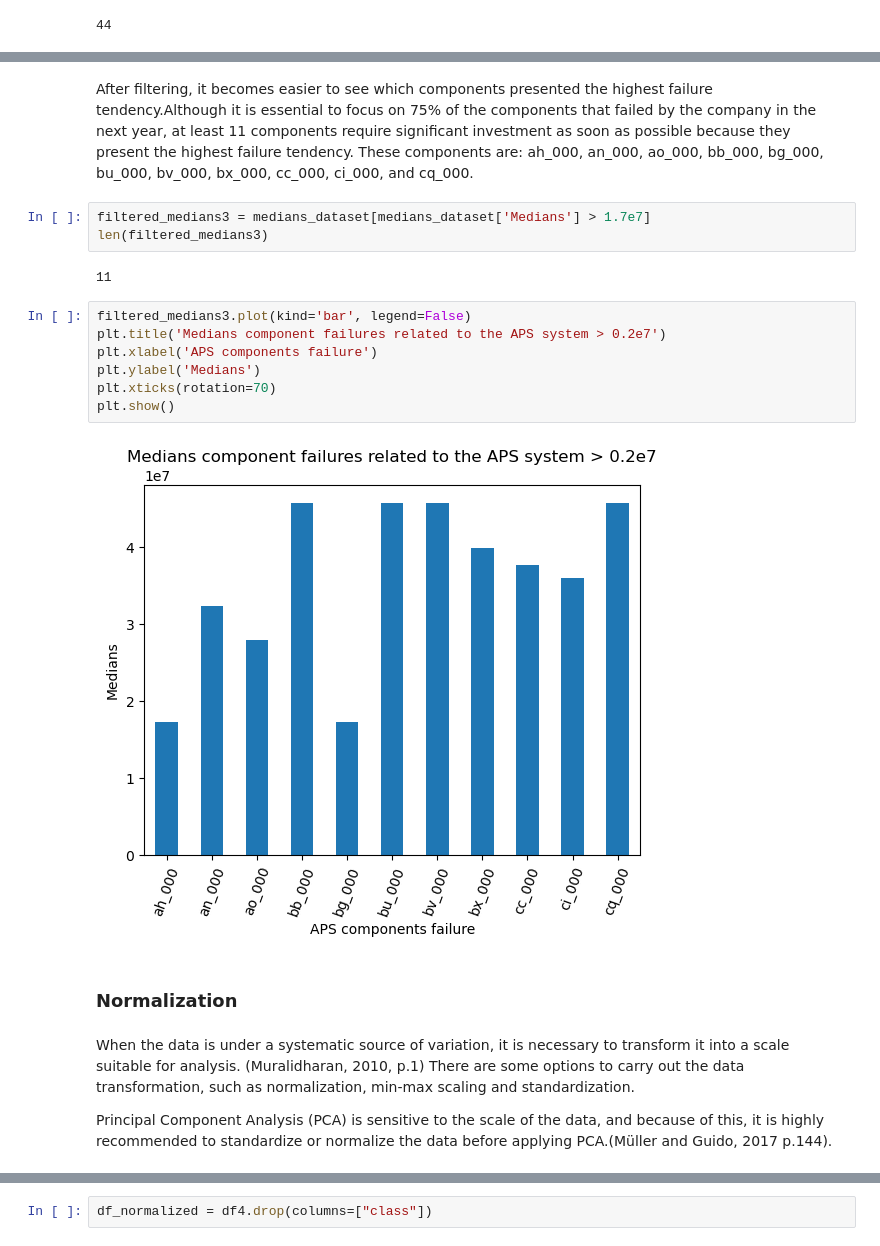
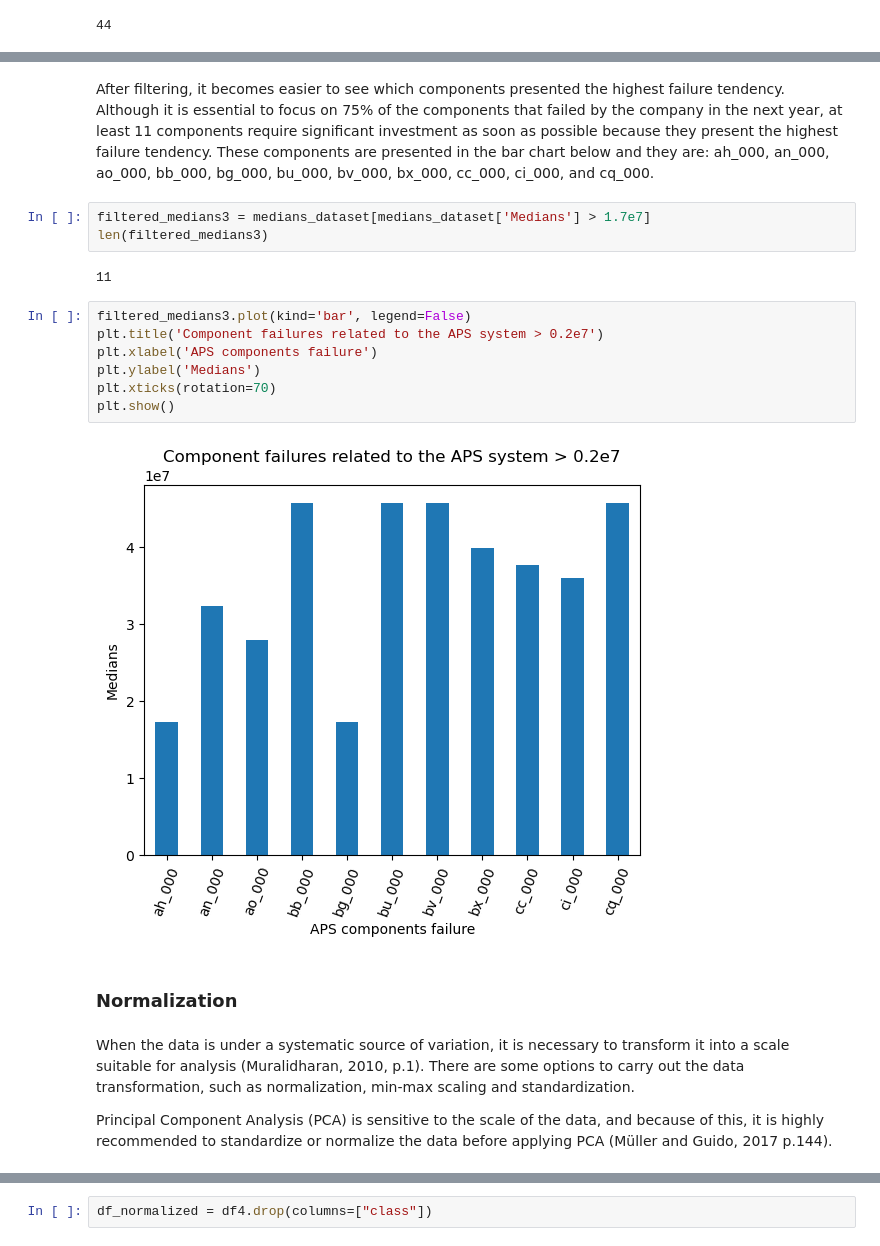
Before and after one commit to DanielaBarreto2023278/CA1_DataPrep_HDip, a Jupyter notebook: DanielaMarianoBarreto_DPrepHDip_CA1.ipynb, the cells around one changed output, grey strips where cells are left out. Cells and saved outputs as stored; diff of their text form.

```diff
--- a/DanielaMarianoBarreto_DPrepHDip_CA1.ipynb
+++ b/DanielaMarianoBarreto_DPrepHDip_CA1.ipynb
@@ -589,5 +597,5 @@ plt.show()
 # %% [markdown]
-After filtering, it becomes easier to see which components presented the highest failure tendency.Although it is essential to focus on 75% of the components that failed by the company in the next year, at least 11 components require significant investment as soon as possible because they present the highest failure tendency. These components are: ah_000, an_000, ao_000, bb_000, bg_000, bu_000, bv_000, bx_000, cc_000, ci_000, and cq_000.
+After filtering, it becomes easier to see which components presented the highest failure tendency. Although it is essential to focus on 75% of the components that failed by the company in the next year, at least 11 components require significant investment as soon as possible because they present the highest failure tendency. These components are presented in the bar chart below and they are: ah_000, an_000, ao_000, bb_000, bg_000, bu_000, bv_000, bx_000, cc_000, ci_000, and cq_000.
 # %%
 filtered_medians3 = medians_dataset[medians_dataset['Medians'] > 1.7e7]
 len(filtered_medians3)
@@ -595,18 +603,18 @@ len(filtered_medians3)
 11
 # %%
 filtered_medians3.plot(kind='bar', legend=False)
-plt.title('Medians component failures related to the APS system > 0.2e7')
+plt.title('Component failures related to the APS system > 0.2e7')
 plt.xlabel('APS components failure')
 plt.ylabel('Medians')
 plt.xticks(rotation=70)
 plt.show()
 # %% [output]
-[figure, old version]
+[figure, new version]
 # %% [markdown]
 ### Normalization
 # %% [markdown]
-When the data is under a systematic source of variation, it is necessary to transform it into a scale suitable for analysis. (Muralidharan, 2010, p.1) There are some options to carry out the data transformation, such as normalization, min-max scaling and standardization.
+When the data is under a systematic source of variation, it is necessary to transform it into a scale suitable for analysis (Muralidharan, 2010, p.1). There are some options to carry out the data transformation, such as normalization, min-max scaling and standardization.
 
-Principal Component Analysis (PCA) is sensitive to the scale of the data, and because of this, it is highly recommended to standardize or normalize the data before applying PCA.(Müller and Guido, 2017 p.144).
+Principal Component Analysis (PCA) is sensitive to the scale of the data, and because of this, it is highly recommended to standardize or normalize the data before applying PCA (Müller and Guido, 2017 p.144).
 # %% [markdown]
 Before starting the normalization, I will to drop the 'class' column because the StandardScaler was designed to handle numeric data.
```
Also changed, not shown: parts of 27 cells of this notebook.
